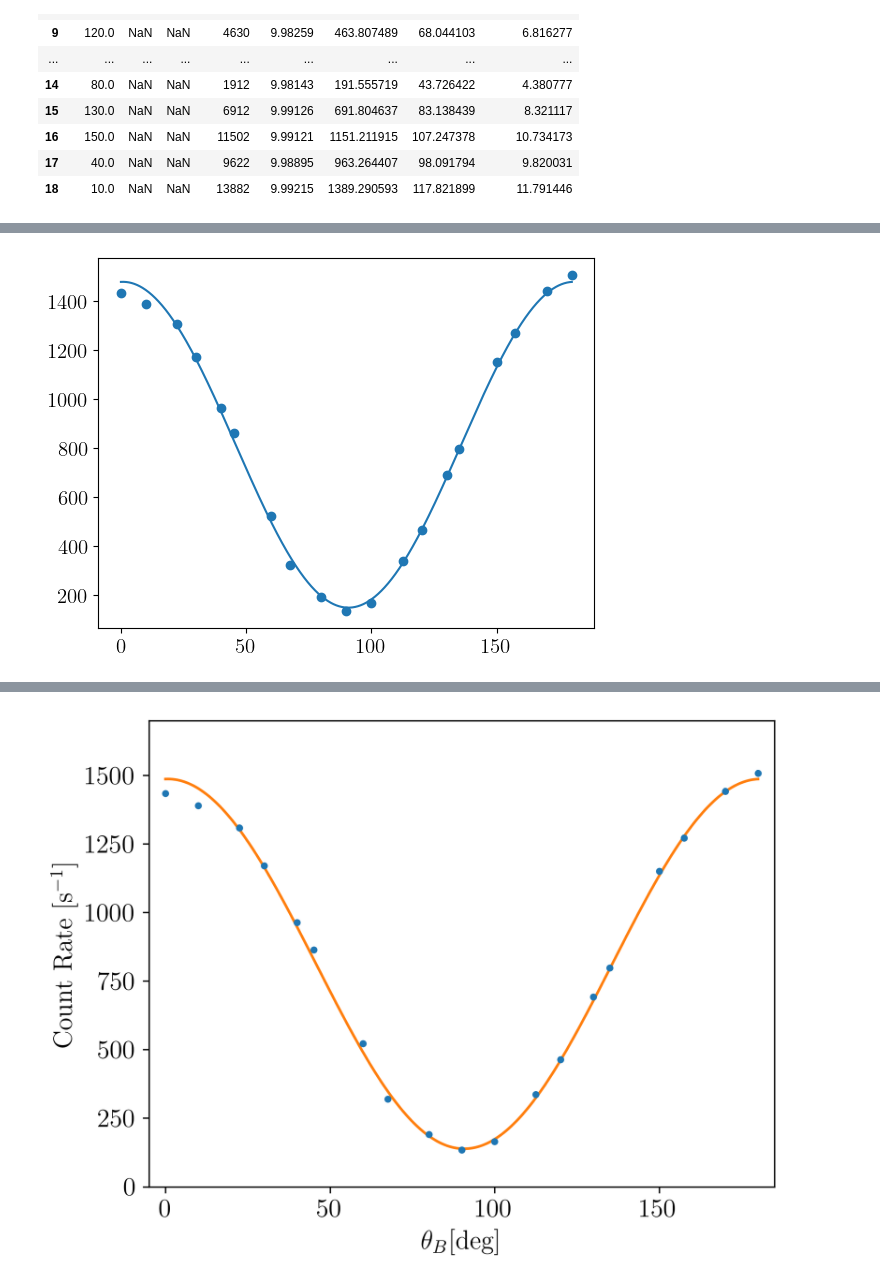
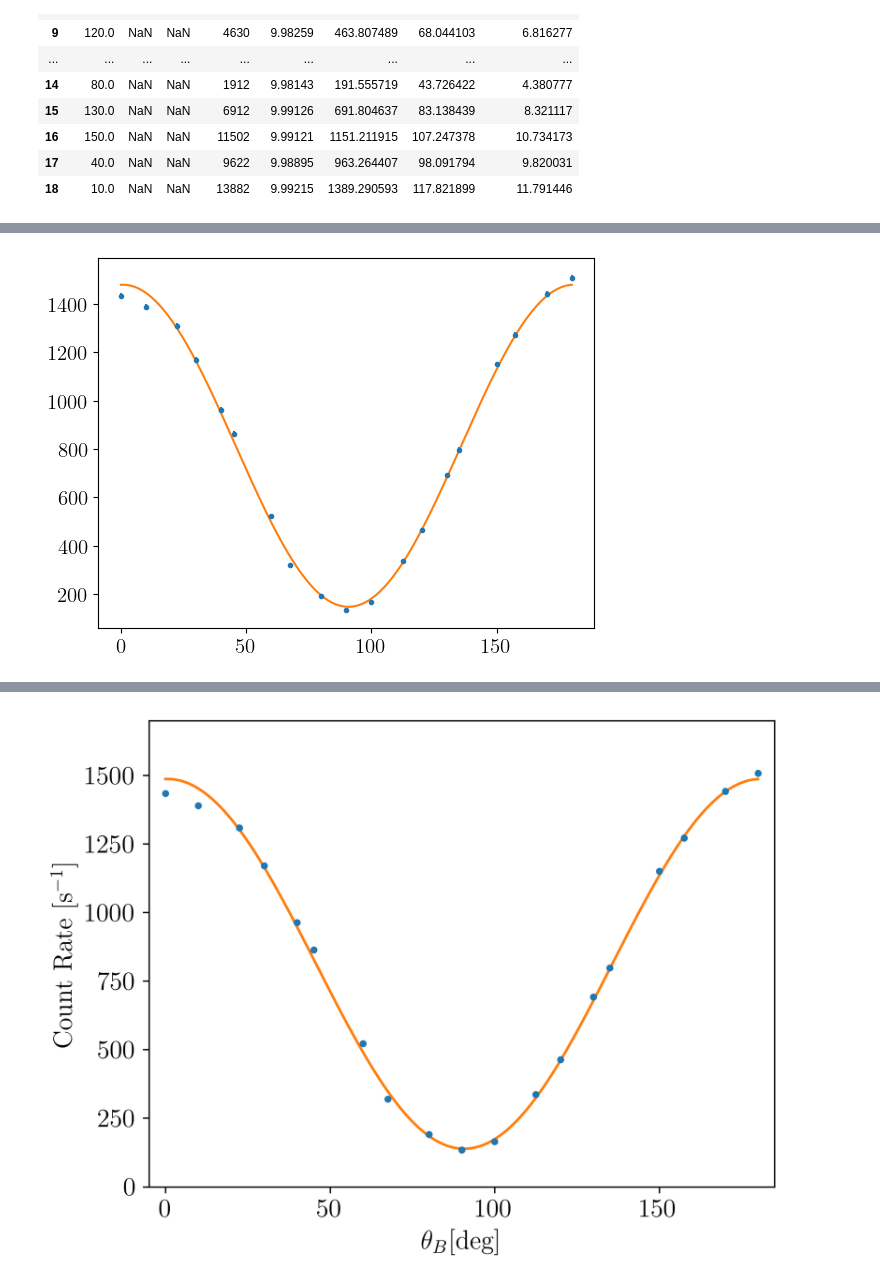
Before and after one commit to andres-luengo/alden-andres-max-most-dangerous-4450-trio, a Jupyter notebook: pol_cor_fit.ipynb, the cells around one changed output, grey strips where cells are left out. Saved outputs shown, nothing was run; the diff lists cells and outputs as text; code cells hidden in the pictures.

Commit message:
change scatter to error bar, make mcmc use multiprocessing

```diff
--- a/pol_cor_fit.ipynb
+++ b/pol_cor_fit.ipynb
@@ -57,7 +57,7 @@ def chi_sq(theta, uncertainty_multiplier = 1):
 p0 = [0, 750, 750]
 pcurve_fit, ecurve_fit = curve_fit(model, df['ANGLE'], df['COIN_RATE'], p0)
 # %%
-plt.scatter(df["ANGLE"], df["COIN_RATE"])
+plt.errorbar(df["ANGLE"], df["COIN_RATE"], df['E_COIN_RATE'], ls='', marker='.')
 x = np.linspace(0, 180, 1000)
 plt.plot(x, model(x, *pcurve_fit))
 print(chi_sq(pcurve_fit))
@@ -66,4 +66,4 @@ print(chi_sq(pcurve_fit))
-[figure, old version]
+[figure, new version]
 # %%
 #mcmc prior
 def log_prior(theta):
```
Also changed, not shown: parts of 4 cells of this notebook, 1 other file.
